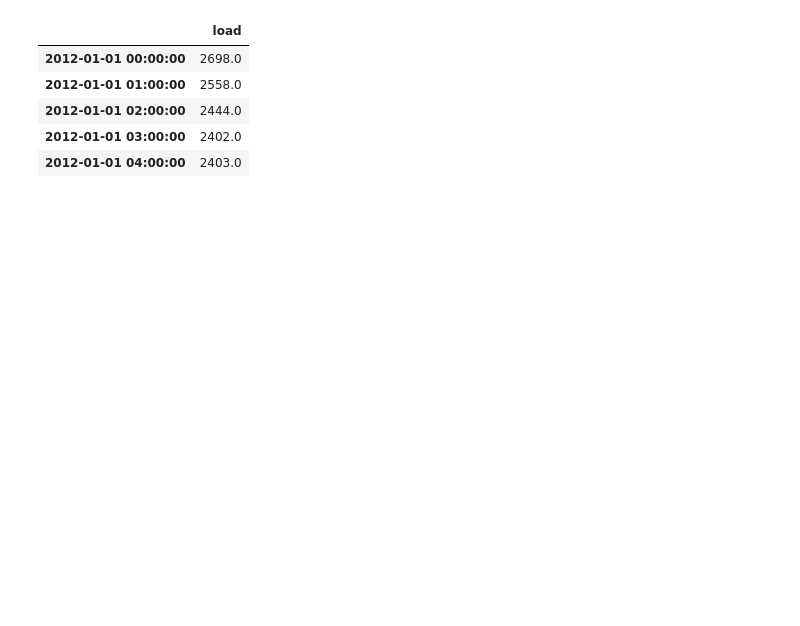
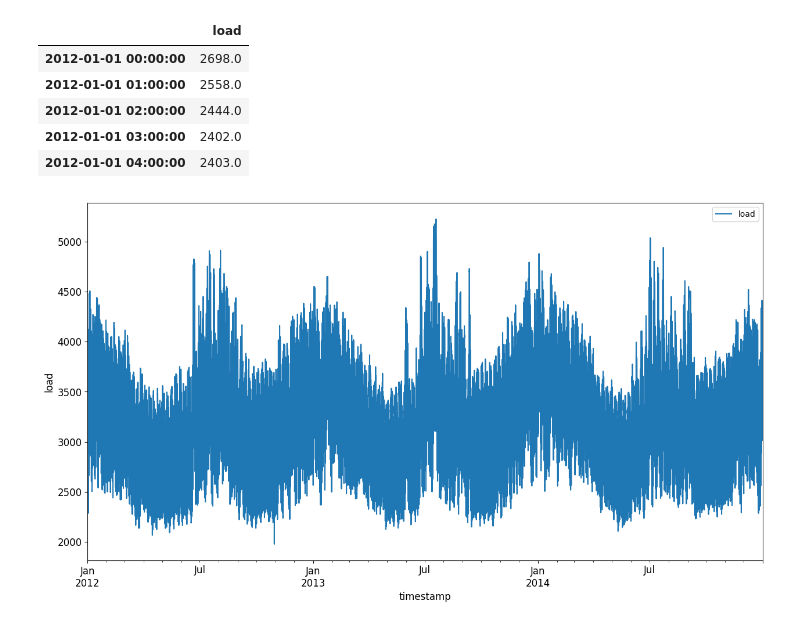
Before and after one commit to jsandtangen/Microsoft-ML-Course, a Jupyter notebook: TimeSeries/Introduction/notebook.ipynb, the cells around one changed output. Saved outputs shown, nothing was run; the diff lists cells and outputs as text; code cells hidden in the pictures; blank space fills up the shorter version.

```diff
--- a/TimeSeries/Introduction/notebook.ipynb
+++ b/TimeSeries/Introduction/notebook.ipynb
@@ -33,3 +33,10 @@ energy.head()
 | 2012-01-01 02:00:00 | 2444.0 |
 | 2012-01-01 03:00:00 | 2402.0 |
 | 2012-01-01 04:00:00 | 2403.0 |
+# %%
+energy.plot(y='load', subplots=True, figsize=(15, 8), fontsize=12)
+plt.xlabel('timestamp', fontsize=12)
+plt.ylabel('load', fontsize=12)
+plt.show()
+# %% [output]
+[figure, added]
```
Also changed, not shown: parts of 1 cell of this notebook.
